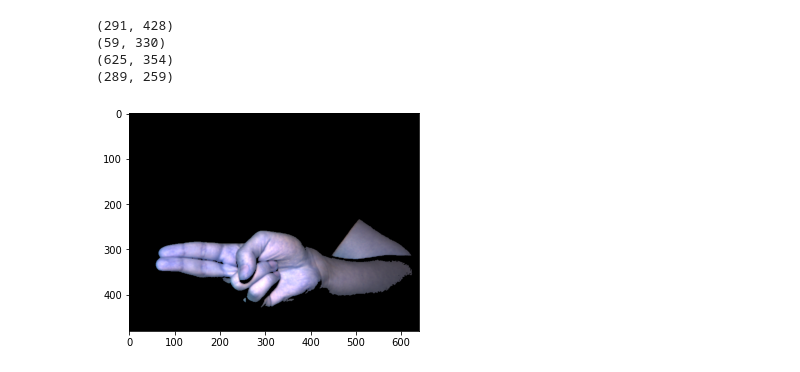
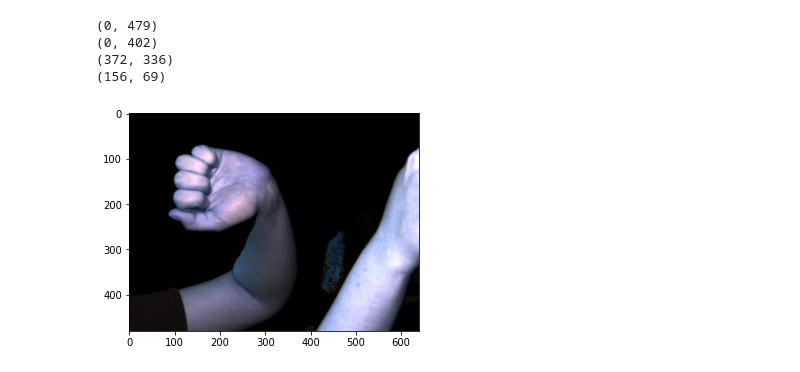
Before and after one commit to malvikavishy/SoH, a Jupyter notebook: Spring2021/Dainong/hand.ipynb, the cells around one changed output. Cells and saved outputs as stored; diff of their text form; code cells hidden in the pictures.

```diff
--- a/Spring2021/Dainong/hand.ipynb
+++ b/Spring2021/Dainong/hand.ipynb
@@ -40,20 +32,26 @@ Saving u hand.txt to u hand.txt
 # %%
     import numpy as np
     from rdp import rdp
-    from PIL import Image
+    from PIL import Image, ImageEnhance
     import cv2 as cv
     import sys
+    import mediapipe as mp
     from matplotlib import pyplot as plt
     import matplotlib.image as mpimg
     import imutils
     from math import radians, cos, sin, asin, sqrt
     import math
+    import requests
+    import os
+    img = cv.imread('hand a.jpg')
+    image_height, image_width, _ = img.shape
+    # Z data input
+    z = 'hand z.txt'  # Z and RGB
+    z_0 = np.loadtxt(z)
+
+    imgplot = plt.imshow(img)
 
 
-
-    img = cv.imread('u hand.png')
-    z = 'u hand.txt'  # Z and RGB
-    z = np.loadtxt(z)
     #noise reduction
     hsvim = cv.cvtColor(img, cv.COLOR_BGR2HSV)
     lower = np.array([0, 5, 5], dtype="uint8")
@@ -61,17 +59,17 @@ Saving u hand.txt to u hand.txt
     skinRegionHSV = cv.inRange(hsvim, lower, upper)
     blurred = cv.blur(skinRegionHSV, (2, 2))
     ret, thresh = cv.threshold(blurred, 0, 255, cv.THRESH_BINARY)
-    cv.imwrite("thresh.jpg", thresh)
+    #cv.imwrite("thresh.jpg", thresh)
 
     #contours
     contours, hierarchy = cv.findContours(thresh, cv.RETR_TREE, cv.CHAIN_APPROX_SIMPLE)
     contours = max(contours, key=lambda x: cv.contourArea(x))
     #cv.drawContours(img, [contours], -1, (255, 255, 0), 2)
-    cv.imwrite("contours.jpg", img)
+    #cv.imwrite("contours.jpg", img)
 
     hull = cv.convexHull(contours)
     #cv.drawContours(img, [hull], -1, (0, 255, 255), 2)
-    cv.imwrite("hull.jpg", img)
+    #cv.imwrite("hull.jpg", img)
 
     hull = cv.convexHull(contours, returnPoints=False)
     defects = cv.convexityDefects(contours, hull)
@@ -84,10 +82,6 @@ Saving u hand.txt to u hand.txt
     extLeft = tuple(c[c[:, :, 0].argmin()][0])
     extBot = tuple(c[c[:, :, 1].argmax()][0])
     extTop = tuple(c[c[:, :, 1].argmin()][0])
-    #cv.circle(img, extRight, 8, (0, 255, 0), -1)
-    #cv.circle(img, extLeft, 8, (0, 255, 0), -1)
-    #cv.circle(img, extBot, 8, (0, 255, 0), -1)
-    #cv.circle(img, extTop, 8, (0, 255, 0), -1)
 
     #Get center point
     M = cv.moments(c)
@@ -114,39 +108,36 @@ Saving u hand.txt to u hand.txt
             #cv.circle(img, (x, y), 5, (0, 255, 0), -1)
             y = y - 1
         x = x + 1
     #Left
     y = 0
     while(y < 480):
         x = 0
         while(x < extLeft[0] - 10):
             #cv.circle(img, (x, y), 5, (0, 255, 0), -1)
             x = x + 1
         y = y + 1
 
     #Right
     y = 0
     while(y < 480):
         x = 640
         while(x > extRight[0] + 10):
             #cv.circle(img, (x, y), 5, (0, 255, 0), -1)
             x = x - 1
         y = y + 1
 
     # draw the center of the shape on the image
     #cv.circle(img, (cX, cY), 7, (0, 0, 255), -1)
     imgplot = plt.imshow(img)
     print(extBot)
     print(extLeft)
     print(extRight)
     print(extTop)
 
-
-
-
-    img, y2, y1, x2, x1,z = img, extBot[1], extTop[1], extLeft[0], extRight[0], z
+    y2, y1, x2, x1 = extBot[1], extTop[1], extLeft[0], extRight[0]
 # %% [output]
-(291, 428)
-(59, 330)
-(625, 354)
-(289, 259)
+(0, 479)
+(0, 402)
+(372, 336)
+(156, 69)
-[figure, old version]
+[figure, new version]
```
Also changed, not shown: parts of 17 cells of this notebook.
